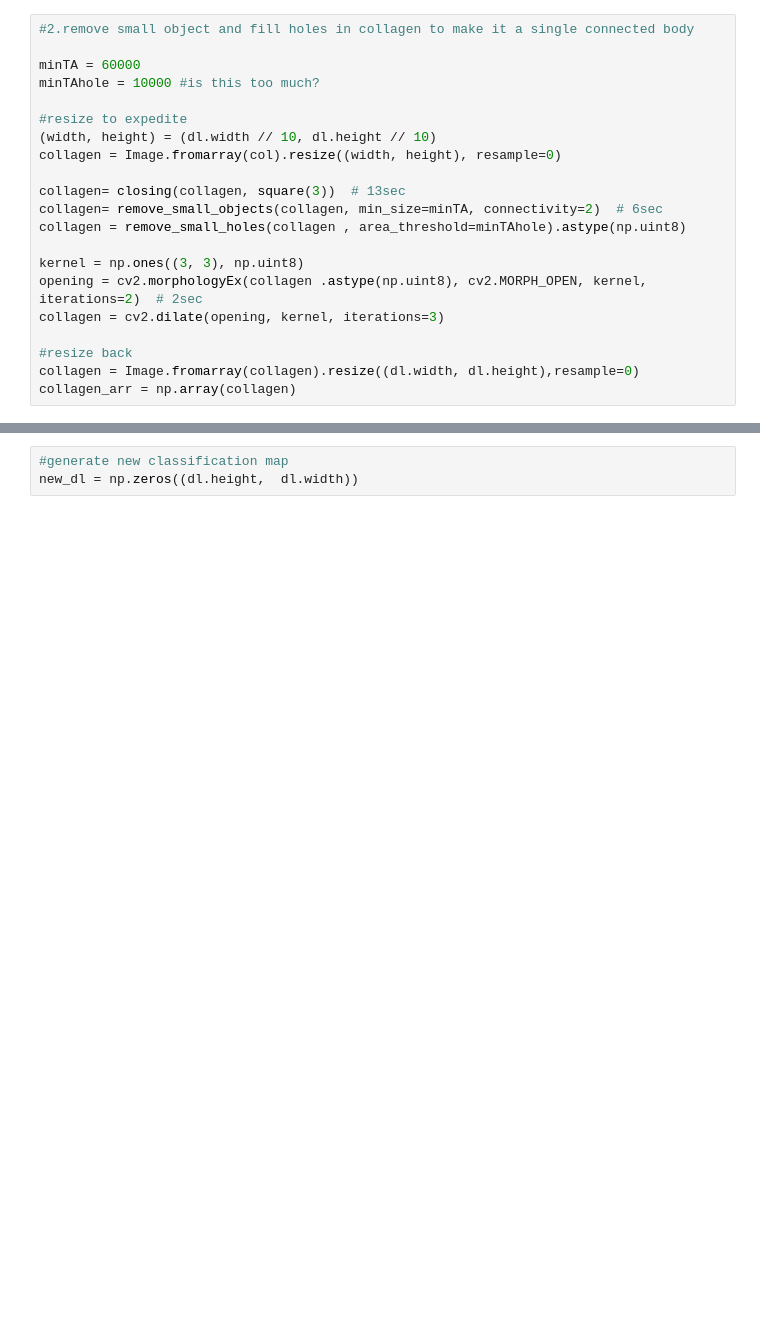
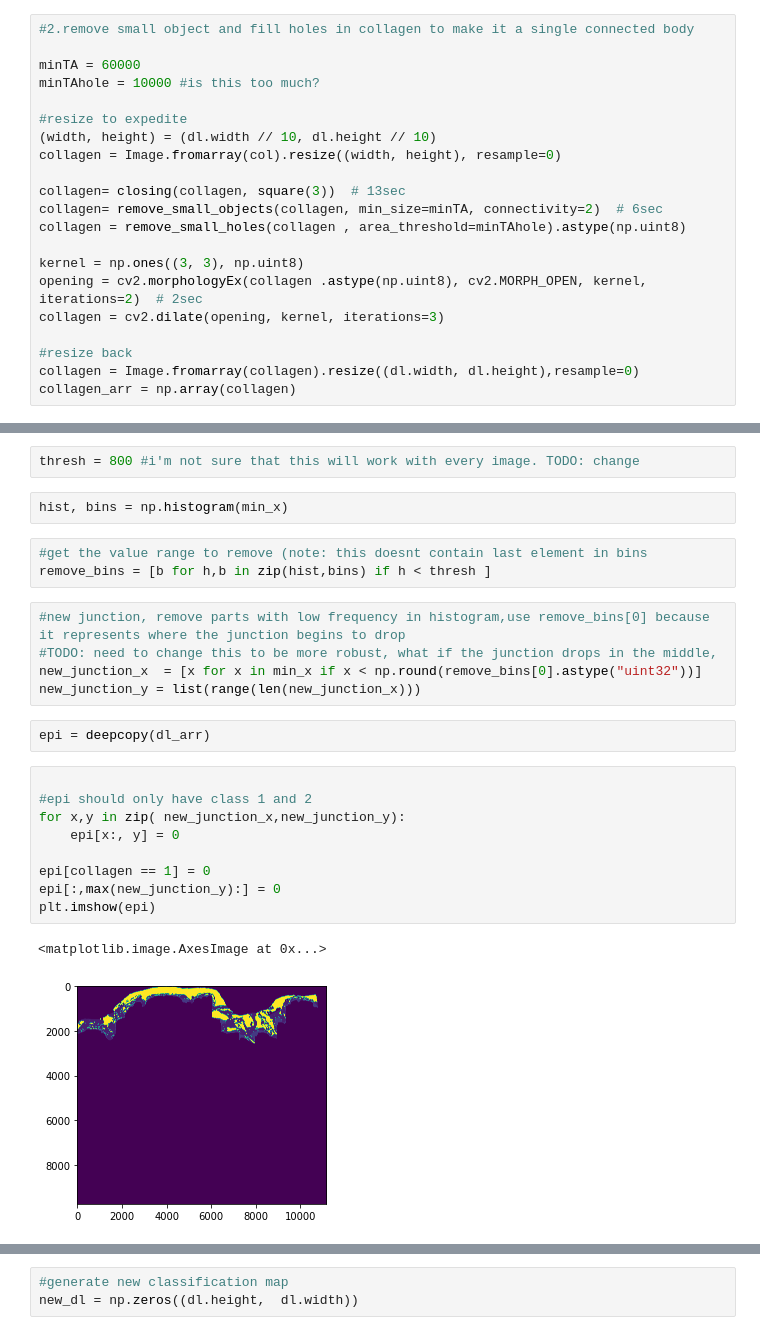
Before and after one commit to Wirtz-Lab/wsi_analysis, a Jupyter notebook: ashley/active/dl2epindermdl.ipynb, the cells around one changed output, grey strips where cells are left out. Cells and saved outputs as stored; diff of their text form; blank space fills up the shorter version.

Commit message:
have junction, epidermis only has 1 and 2

```diff
--- a/ashley/active/dl2epindermdl.ipynb
+++ b/ashley/active/dl2epindermdl.ipynb
@@ -97,0 +59,26 @@ ValueError: zero-size array to reduction operation maximum which has no identity
+# %%
+thresh = 800 #i'm not sure that this will work with every image. TODO: change
+# %%
+hist, bins = np.histogram(min_x)
+# %%
+#get the value range to remove (note: this doesnt contain last element in bins
+remove_bins = [b for h,b in zip(hist,bins) if h < thresh ]
+# %%
+#new junction, remove parts with low frequency in histogram,use remove_bins[0] because it represents where the junction begins to drop
+#TODO: need to change this to be more robust, what if the junction drops in the middle,
+new_junction_x  = [x for x in min_x if x < np.round(remove_bins[0].astype("uint32"))]
+new_junction_y = list(range(len(new_junction_x)))
+# %%
+epi = deepcopy(dl_arr)
+# %%
+
+#epi should only have class 1 and 2
+for x,y in zip( new_junction_x,new_junction_y):
+    epi[x:, y] = 0
+
+epi[collagen == 1] = 0
+epi[:,max(new_junction_y):] = 0
+plt.imshow(epi)
+# %% [output]
+<matplotlib.image.AxesImage at 0x...>
+[figure, added]
```
Also changed, not shown: parts of 16 cells of this notebook.
